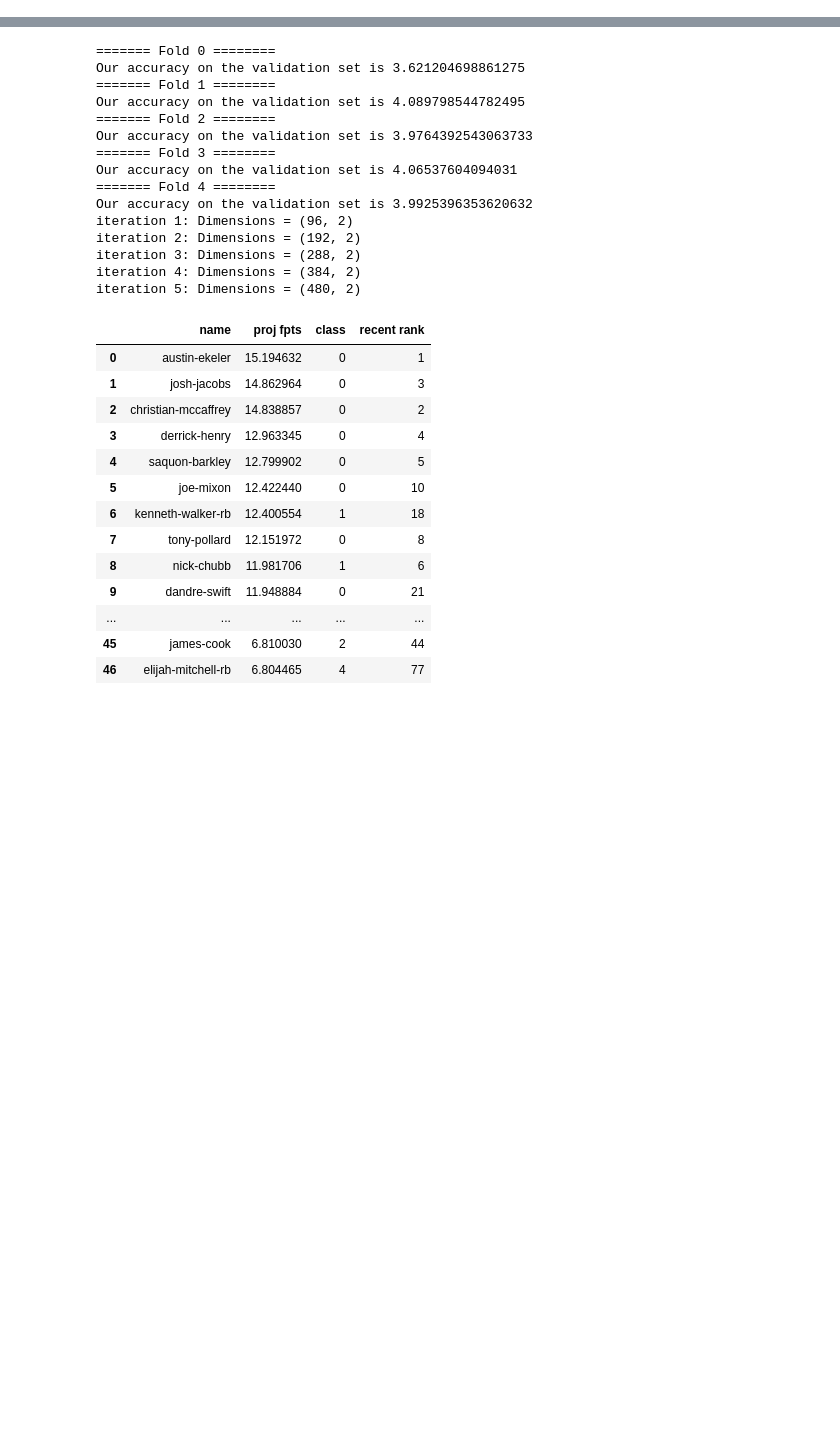
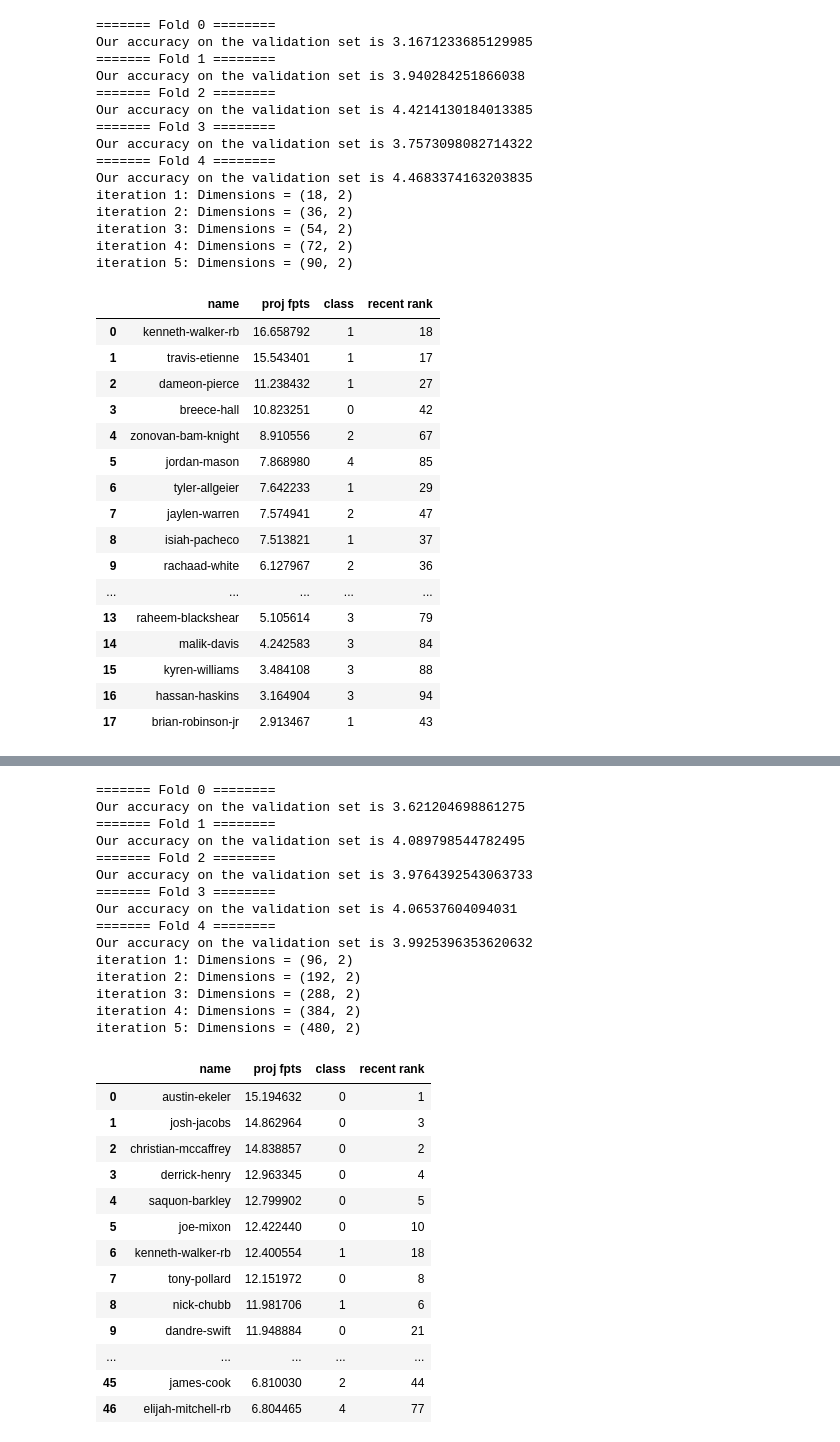
Before and after one commit to xander-abbott/fantasy_scrape, a Jupyter notebook: main_rb.ipynb, the cells around one changed output, grey strips where cells are left out. Cells and saved outputs as stored; diff of their text form; code cells hidden in the pictures; blank space fills up the shorter version.

```diff
--- a/main_rb.ipynb
+++ b/main_rb.ipynb
@@ -7,0 +10,37 @@ from scrape import make_dists
+# %%
+X_train_0, X_test_0 = grab_years_played('rb', 0, 5, 2022)
+results = revised_run(X_train_0, X_test_0)
+results.head(50)
+# %% [output]
+======= Fold 0 ========
+Our accuracy on the validation set is 3.1671233685129985
+======= Fold 1 ========
+Our accuracy on the validation set is 3.940284251866038
+======= Fold 2 ========
+Our accuracy on the validation set is 4.4214130184013385
+======= Fold 3 ========
+Our accuracy on the validation set is 3.7573098082714322
+======= Fold 4 ========
+Our accuracy on the validation set is 4.4683374163203835
+iteration 1: Dimensions = (18, 2)
+iteration 2: Dimensions = (36, 2)
+iteration 3: Dimensions = (54, 2)
+iteration 4: Dimensions = (72, 2)
+iteration 5: Dimensions = (90, 2)
+|  | name | proj fpts | class | recent rank |
+| 0 | kenneth-walker-rb | 16.658792 | 1 | 18 |
+| 1 | travis-etienne | 15.543401 | 1 | 17 |
+| 2 | dameon-pierce | 11.238432 | 1 | 27 |
+| 3 | breece-hall | 10.823251 | 0 | 42 |
+| 4 | zonovan-bam-knight | 8.910556 | 2 | 67 |
+| 5 | jordan-mason | 7.868980 | 4 | 85 |
+| 6 | tyler-allgeier | 7.642233 | 1 | 29 |
+| 7 | jaylen-warren | 7.574941 | 2 | 47 |
+| 8 | isiah-pacheco | 7.513821 | 1 | 37 |
+| 9 | rachaad-white | 6.127967 | 2 | 36 |
+| ... | ... | ... | ... | ... |
+| 13 | raheem-blackshear | 5.105614 | 3 | 79 |
+| 14 | malik-davis | 4.242583 | 3 | 84 |
+| 15 | kyren-williams | 3.484108 | 3 | 88 |
+| 16 | hassan-haskins | 3.164904 | 3 | 94 |
+| 17 | brian-robinson-jr | 2.913467 | 1 | 43 |
```
Also changed, not shown: parts of 3 cells of this notebook, 9 other files.
